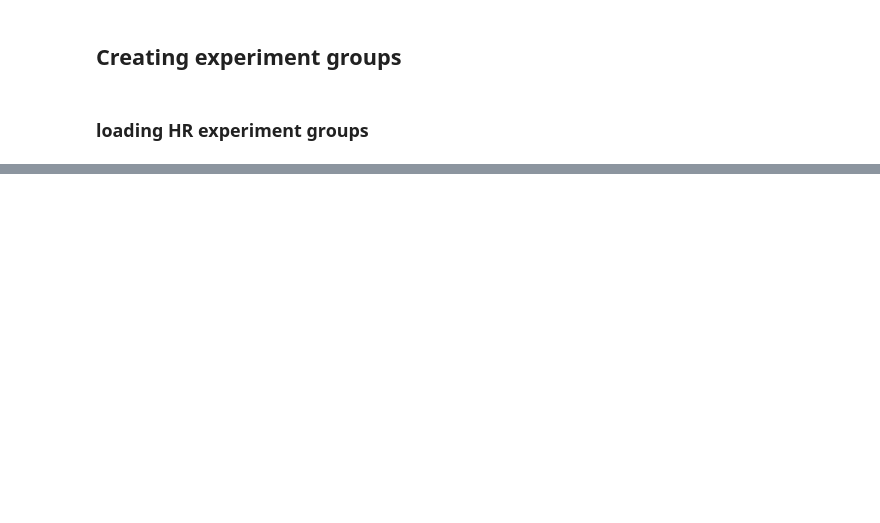
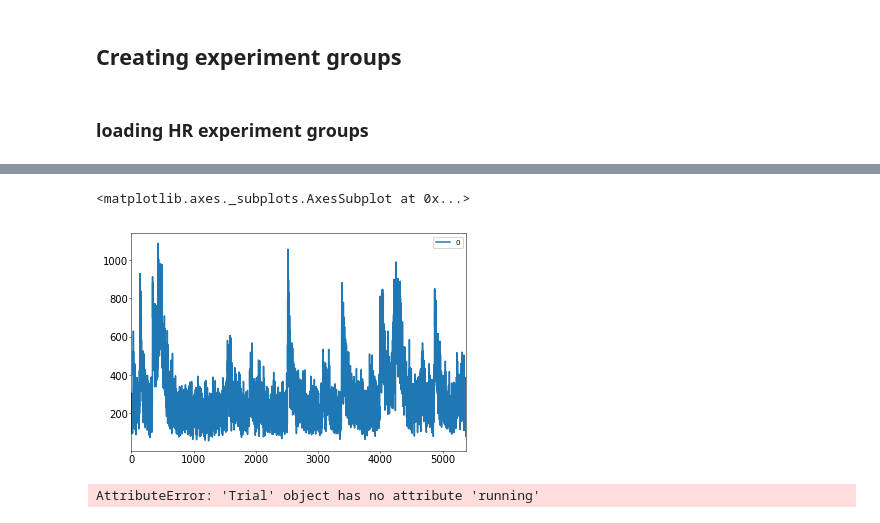
Before and after one commit to GergelyTuri/code, a Jupyter notebook: MOSSY_common.ipynb, the cells around one changed output, grey strips where cells are left out. Drawn from its saved outputs; the diff is of its cells as text; code cells hidden in the pictures; blank space fills up the shorter version.

```diff
--- a/MOSSY_common.ipynb
+++ b/MOSSY_common.ipynb
@@ -90,0 +127,14 @@ mossyMice.
+# %%
+imagingData = Experiment.imagingData(expGrp2[1])
+# %%
+cell1 = pd.DataFrame(imagingData[0])
+cell1.plot()
+# %% [output]
+<matplotlib.axes._subplots.AxesSubplot at 0x...>
+[figure, added]
+# %%
+exp = expSet.grabExpt('gtm4_1', '2018-10-22-11h21m31s')
+Experiment.running(exp)
+# exp.running()
+# %% [output]
+AttributeError: 'Trial' object has no attribute 'running'
```
Also changed, not shown: parts of 26 cells of this notebook, 1 other file.
